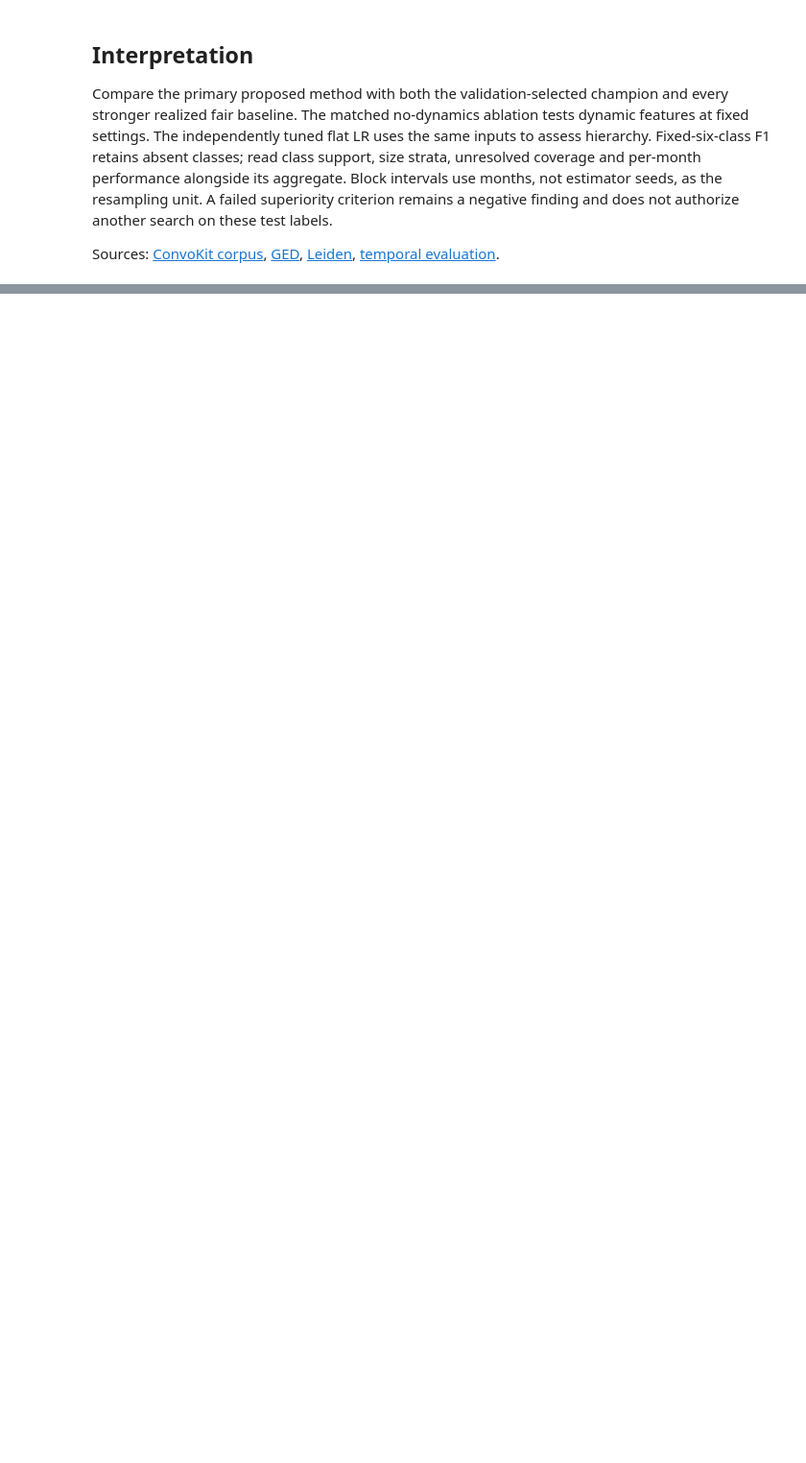
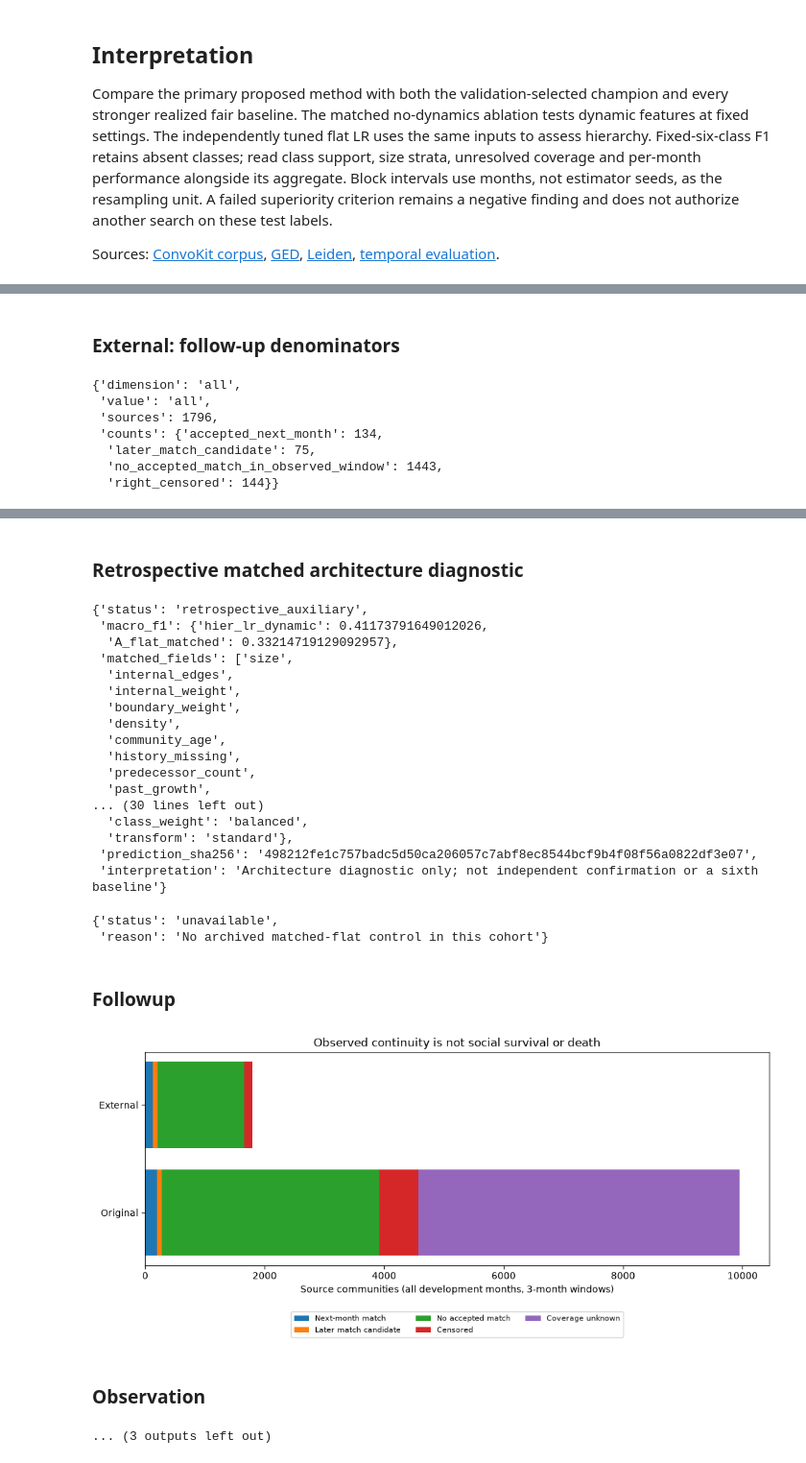
Before and after one commit to TamNgx179/reddit-community-evolution, a Jupyter notebook: notebooks/core/05_temporal_activity_study.ipynb, the cells around one changed output, grey strips where cells are left out. Shown at 96% size. Cells and saved outputs as stored; diff of their text form; code cells hidden in the pictures; blank space fills up the shorter version.

Commit message:
feat: complete midterm evidence and remove superseded plans

```diff
--- a/notebooks/core/05_temporal_activity_study.ipynb
+++ b/notebooks/core/05_temporal_activity_study.ipynb
@@ -161,0 +268,18 @@ Sources: [ConvoKit corpus](https://convokit.cornell.edu/documentation/subreddit.
+# %%
+# Read sealed aggregate evidence. Do not display private case/user identifiers.
+from reddit_sna.reporting.longitudinal import read_audit, matched_architecture, audit_figures
+audits = {name: read_audit(project / f"artifacts/validation/continuity-{suffix}-002/audit")
+          for name, suffix in (("Original", "original"), ("External", "external"))}
+for name, data in audits.items():
+    display(Markdown(f"### {name}: follow-up denominators"))
+    display(next(s for s in data["summary"]["strata"] if s["dimension"] == "all"))
+    display(data["summary"]["horizon_support"])
+# This diagnostic verifies identical fields/settings/keys; it does not fit/select.
+display(Markdown("### Retrospective matched architecture diagnostic"))
+display(matched_architecture(run))
+display(matched_architecture(project / "artifacts/confirmation/political-cohort-001"))
+for name, figure in audit_figures(audits).items():
+    display(Markdown(f"### {name.replace('_', ' ').title()}"))
+    display(figure)
+    plt.close(figure)
+# %% [output]
@@ -161,0 +310,8 @@ Sources: [ConvoKit corpus](https://convokit.cornell.edu/documentation/subreddit.
+### External: follow-up denominators
+{'dimension': 'all',
+ 'value': 'all',
+ 'sources': 1796,
+ 'counts': {'accepted_next_month': 134,
+  'later_match_candidate': 75,
+  'no_accepted_match_in_observed_window': 1443,
+  'right_censored': 144}}
@@ -161,0 +333,24 @@ Sources: [ConvoKit corpus](https://convokit.cornell.edu/documentation/subreddit.
+### Retrospective matched architecture diagnostic
+{'status': 'retrospective_auxiliary',
+ 'macro_f1': {'hier_lr_dynamic': 0.41173791649012026,
+  'A_flat_matched': 0.33214719129092957},
+ 'matched_fields': ['size',
+  'internal_edges',
+  'internal_weight',
+  'boundary_weight',
+  'density',
+  'community_age',
+  'history_missing',
+  'predecessor_count',
+  'past_growth',
+... (30 lines left out)
+  'class_weight': 'balanced',
+  'transform': 'standard'},
+ 'prediction_sha256': '498212fe1c757badc5d50ca206057c7abf8ec8544bcf9b4f08f56a0822df3e07',
+ 'interpretation': 'Architecture diagnostic only; not independent confirmation or a sixth baseline'}
+{'status': 'unavailable',
+ 'reason': 'No archived matched-flat control in this cohort'}
+### Followup
+[figure, added]
+### Observation
+... (3 outputs left out)
```
Also changed, not shown: parts of 7 cells of this notebook, 46 other files.
